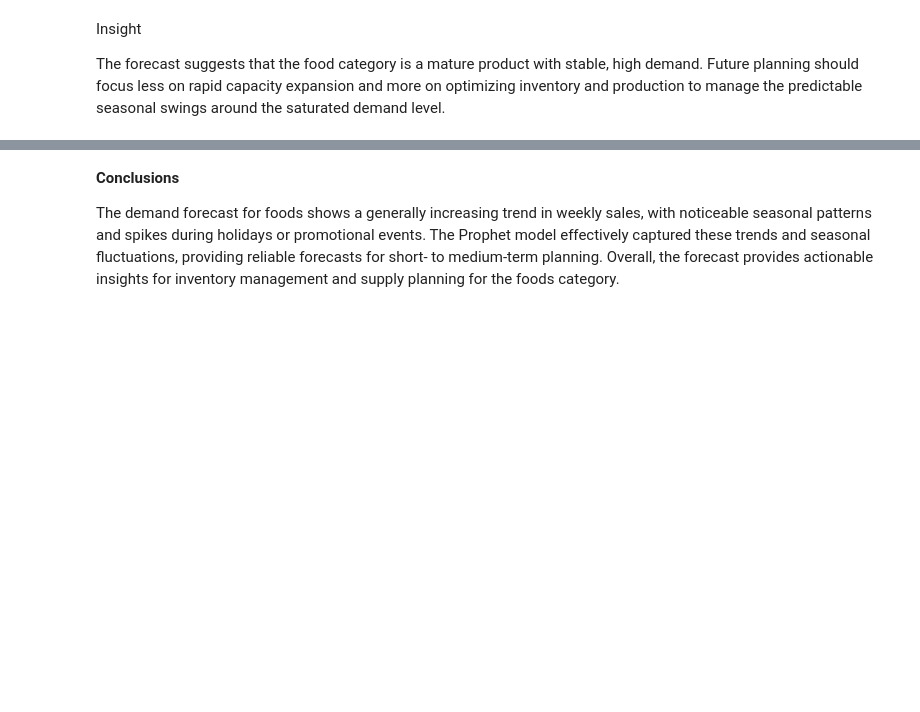
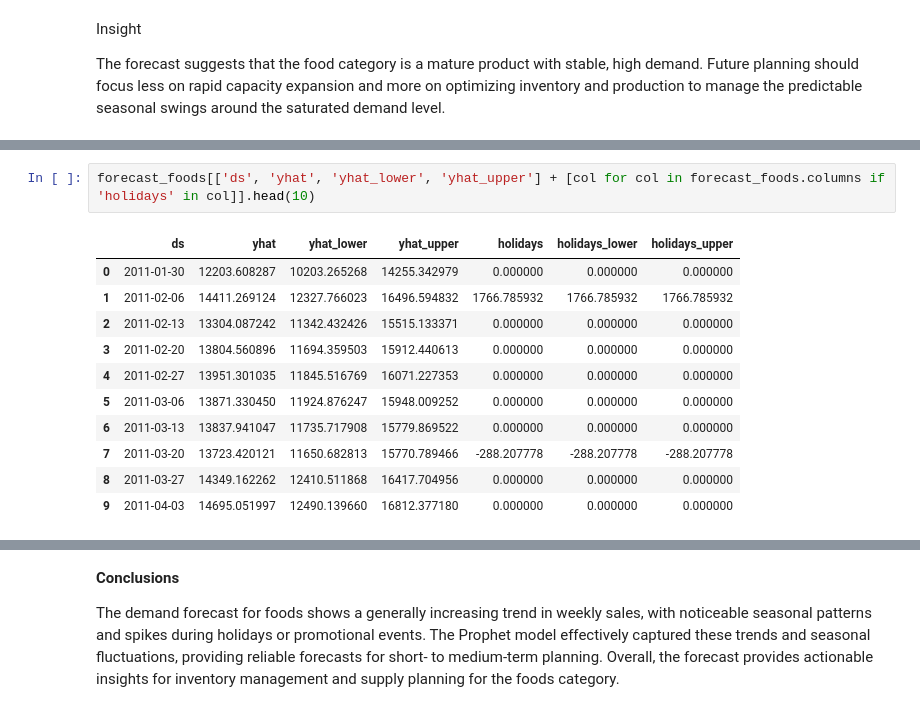
Before and after one commit to ChristabelAtieno/food-demand-forecast, a Jupyter notebook: demand-forecast.ipynb, the cells around one changed output, grey strips where cells are left out. Cells and saved outputs as stored; diff of their text form; blank space fills up the shorter version.

```diff
--- a/demand-forecast.ipynb
+++ b/demand-forecast.ipynb
@@ -568,0 +548,14 @@ model.plot_components(forecast_foods);
+# %%
+forecast_foods[['ds', 'yhat', 'yhat_lower', 'yhat_upper'] + [col for col in forecast_foods.columns if 'holidays' in col]].head(10)
+# %% [output]
+|  | ds | yhat | yhat_lower | yhat_upper | holidays | holidays_lower | holidays_upper |
+| 0 | 2011-01-30 | 12203.608287 | 10203.265268 | 14255.342979 | 0.000000 | 0.000000 | 0.000000 |
+| 1 | 2011-02-06 | 14411.269124 | 12327.766023 | 16496.594832 | 1766.785932 | 1766.785932 | 1766.785932 |
+| 2 | 2011-02-13 | 13304.087242 | 11342.432426 | 15515.133371 | 0.000000 | 0.000000 | 0.000000 |
+| 3 | 2011-02-20 | 13804.560896 | 11694.359503 | 15912.440613 | 0.000000 | 0.000000 | 0.000000 |
+| 4 | 2011-02-27 | 13951.301035 | 11845.516769 | 16071.227353 | 0.000000 | 0.000000 | 0.000000 |
+| 5 | 2011-03-06 | 13871.330450 | 11924.876247 | 15948.009252 | 0.000000 | 0.000000 | 0.000000 |
+| 6 | 2011-03-13 | 13837.941047 | 11735.717908 | 15779.869522 | 0.000000 | 0.000000 | 0.000000 |
+| 7 | 2011-03-20 | 13723.420121 | 11650.682813 | 15770.789466 | -288.207778 | -288.207778 | -288.207778 |
+| 8 | 2011-03-27 | 14349.162262 | 12410.511868 | 16417.704956 | 0.000000 | 0.000000 | 0.000000 |
+| 9 | 2011-04-03 | 14695.051997 | 12490.139660 | 16812.377180 | 0.000000 | 0.000000 | 0.000000 |
```
Also changed, not shown: parts of 9 cells of this notebook, 1 other file.
